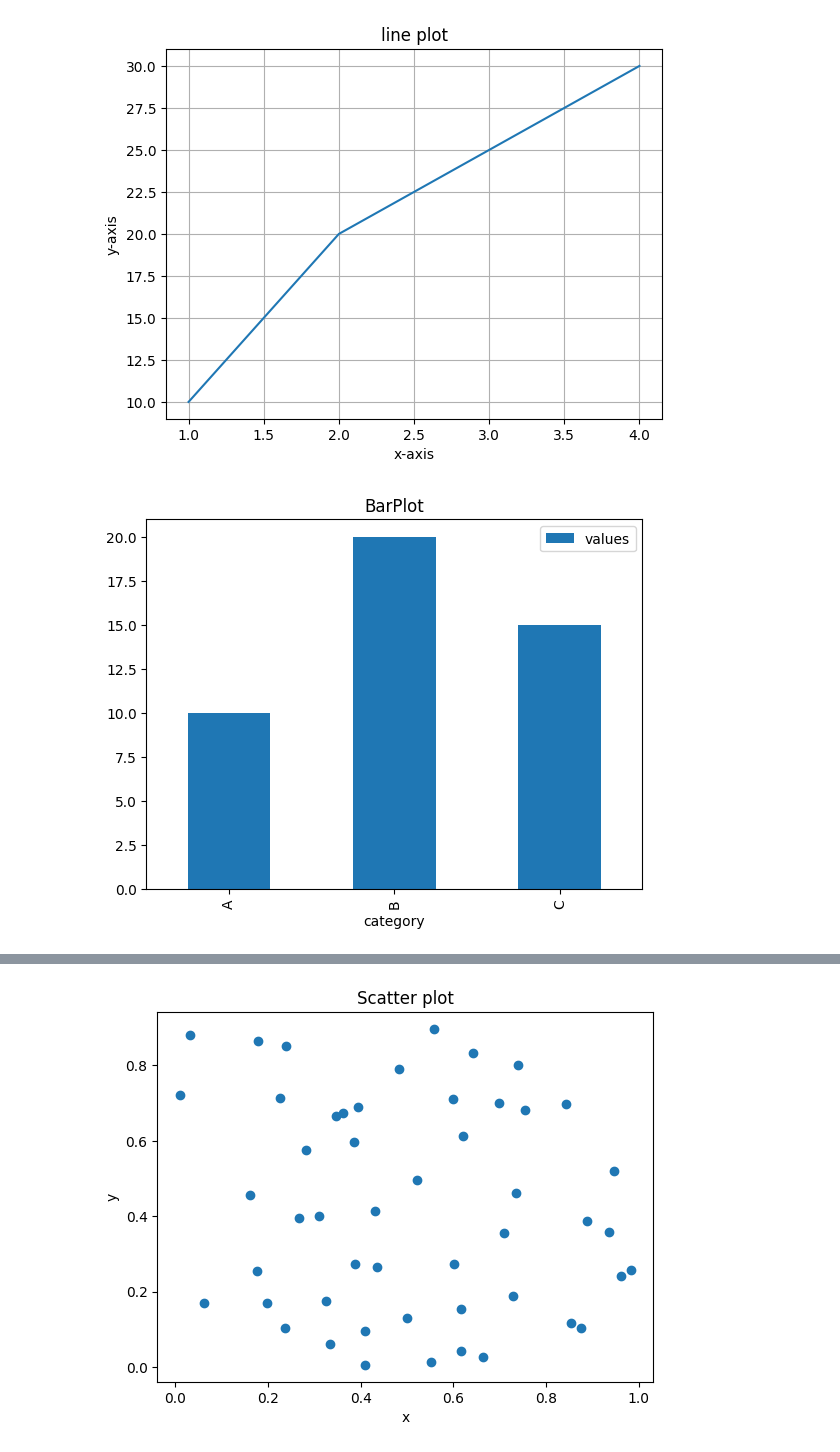
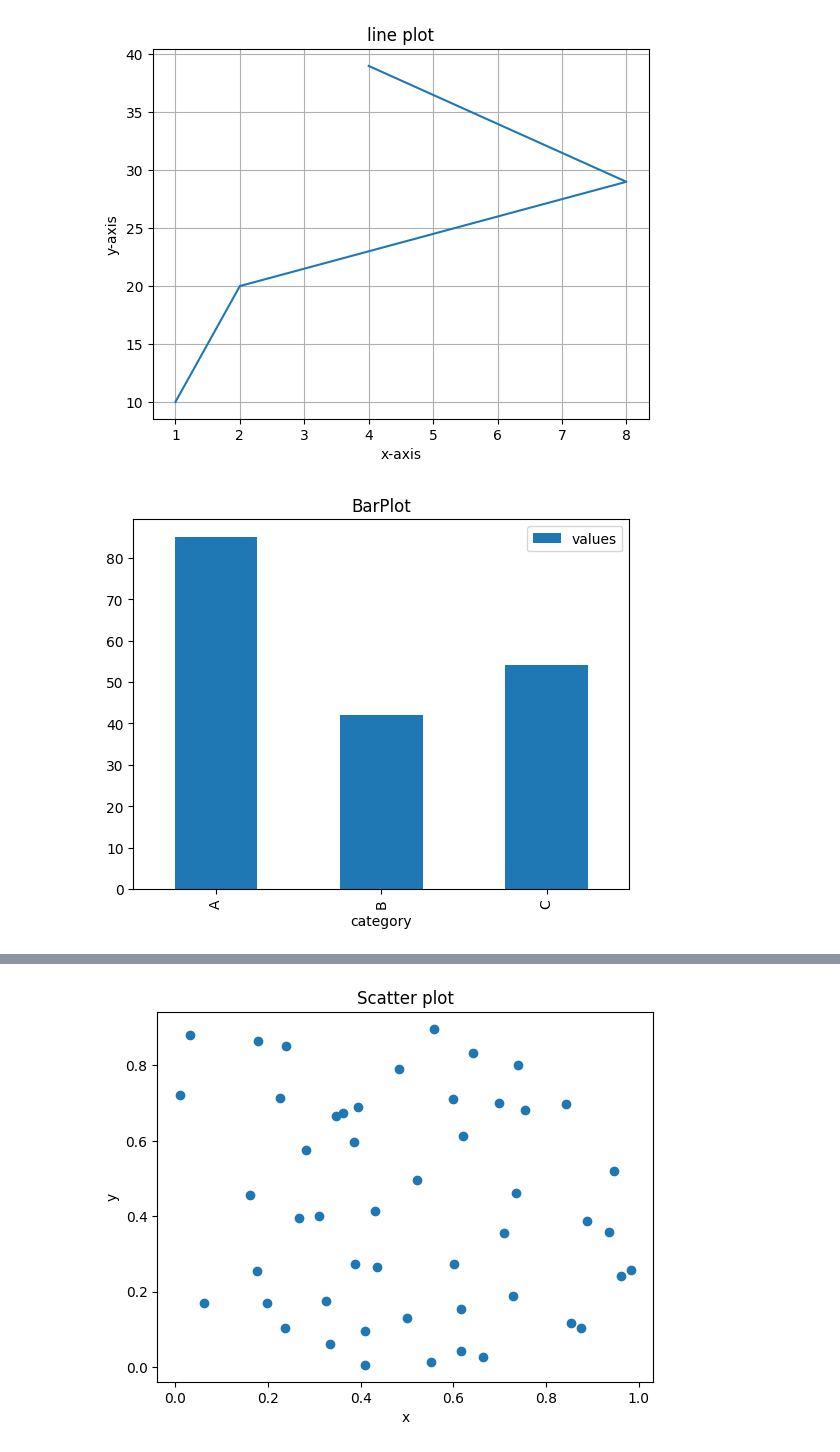
Before and after one commit to Kanishka1256/Data-Science, a Jupyter notebook: Exp_5/5abcde.ipynb, the cells around one changed output, grey strips where cells are left out. Saved outputs shown, nothing was run; the diff lists cells and outputs as text; code cells hidden in the pictures.

```diff
--- a/Exp_5/5abcde.ipynb
+++ b/Exp_5/5abcde.ipynb
@@ -1,7 +1,7 @@
 # %%
 import matplotlib.pyplot as plt
-x=[1,2,3,4]
-y=[10,20,25,30]
+x=[1,2,8,4]
+y=[10,20,29,39]
 plt.plot(x,y)
 plt.title("line plot")
 plt.xlabel("x-axis")
@@ -10,15 +10,15 @@ plt.grid(True)
 plt.savefig("line_plot.png")
 plt.show()
 # %% [output]
-[figure, old version]
+[figure, new version]
 # %%
 import pandas as pd
-df=pd.DataFrame({'category':['A','B','C'],'values':[10,20,15]})
+df=pd.DataFrame({'category':['A','B','C'],'values':[85,42,54]})
 df.plot(kind='bar',x='category',y='values')
 plt.title("BarPlot")
 plt.show()
 # %% [output]
-[figure, old version]
+[figure, new version]
 # %%
 import seaborn as sns
 import numpy as np
```
Also changed, not shown: parts of 1 cell of this notebook, 4 other files.
